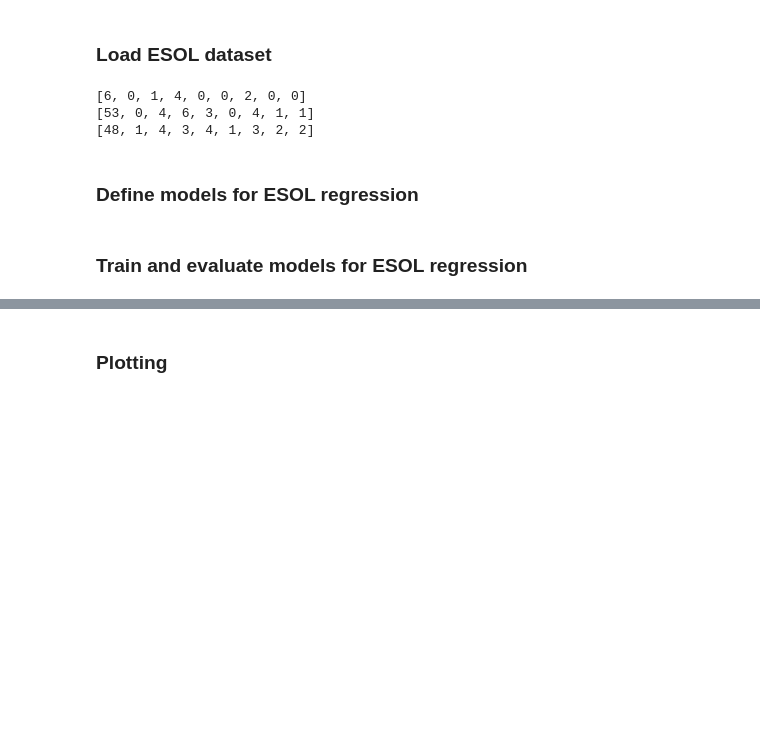
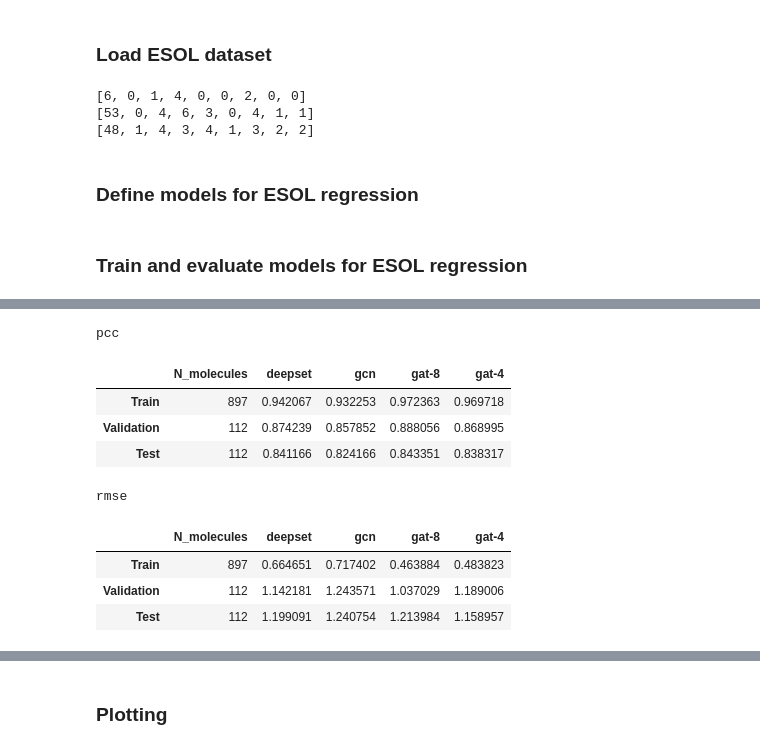
Before and after one commit to Jacob-sandstrom/DAT625-Structured-machine-learning, a Jupyter notebook: Structured_ML_Project1_Notebook.ipynb, the cells around one changed output, grey strips where cells are left out. Drawn from its saved outputs; the diff is of its cells as text; code cells hidden in the pictures; blank space fills up the shorter version.

```diff
--- a/Structured_ML_Project1_Notebook.ipynb
+++ b/Structured_ML_Project1_Notebook.ipynb
@@ -460,0 +403,80 @@ display(deepset_results)
+# %%
+print("pcc ")
+pcc_results = pd.DataFrame(
+    {
+        "N_molecules": [
+            len(train_dataset),
+            len(val_dataset),
+            len(test_dataset)
+        ],
+        "deepset": [
+            np.mean(np.array(model_data_regression["deepset"]["train"]["pcc"]), axis=0)[-1],
+            np.mean(np.array(model_data_regression["deepset"]["val"]["pcc"]), axis=0)[-1],
+            np.mean(np.array(model_data_regression["deepset"]["test"]["pcc"]), axis=0),
+        ],
+        "gcn": [
+            np.mean(np.array(model_data_regression["gcn"]["train"]["pcc"]), axis=0)[-1],
+            np.mean(np.array(model_data_regression["gcn"]["val"]["pcc"]), axis=0)[-1],
+            np.mean(np.array(model_data_regression["gcn"]["test"]["pcc"]), axis=0),
+        ],
+        "gat-8": [
+            np.mean(np.array(model_data_regression["gat-8"]["train"]["pcc"]), axis=0)[-1],
+            np.mean(np.array(model_data_regression["gat-8"]["val"]["pcc"]), axis=0)[-1],
+            np.mean(np.array(model_data_regression["gat-8"]["test"]["pcc"]), axis=0),
+        ],
+        "gat-4": [
+            np.mean(np.array(model_data_regression["gat-4"]["train"]["pcc"]), axis=0)[-1],
+            np.mean(np.array(model_data_regression["gat-4"]["val"]["pcc"]), axis=0)[-1],
+            np.mean(np.array(model_data_regression["gat-4"]["test"]["pcc"]), axis=0),
+        ],
+    },
+    index=["Train", "Validation", "Test"],
+)
+
+display(pcc_results)
+
+
+print("rmse")
+gcn_results = pd.DataFrame(
+    {
+        "N_molecules": [
+            len(train_dataset),
+            len(val_dataset),
+            len(test_dataset)
+        ],
+        "deepset": [
+            np.mean(np.array(model_data_regression["deepset"]["train"]["rmse"]), axis=0)[-1],
+            np.mean(np.array(model_data_regression["deepset"]["val"]["rmse"]), axis=0)[-1],
+            np.mean(np.array(model_data_regression["deepset"]["test"]["rmse"]), axis=0),
+        ],
+        "gcn": [
+            np.mean(np.array(model_data_regression["gcn"]["train"]["rmse"]), axis=0)[-1],
+            np.mean(np.array(model_data_regression["gcn"]["val"]["rmse"]), axis=0)[-1],
+            np.mean(np.array(model_data_regression["gcn"]["test"]["rmse"]), axis=0),
+        ],
+        "gat-8": [
+            np.mean(np.array(model_data_regression["gat-8"]["train"]["rmse"]), axis=0)[-1],
+            np.mean(np.array(model_data_regression["gat-8"]["val"]["rmse"]), axis=0)[-1],
+            np.mean(np.array(model_data_regression["gat-8"]["test"]["rmse"]), axis=0),
+        ],
+        "gat-4": [
+            np.mean(np.array(model_data_regression["gat-4"]["train"]["rmse"]), axis=0)[-1],
+            np.mean(np.array(model_data_regression["gat-4"]["val"]["rmse"]), axis=0)[-1],
+            np.mean(np.array(model_data_regression["gat-4"]["test"]["rmse"]), axis=0),
+        ],
+    },
+    index=["Train", "Validation", "Test"],
+)
+
+display(gcn_results)
+# %% [output]
+pcc
+|  | N_molecules | deepset | gcn | gat-8 | gat-4 |
+| Train | 897 | 0.942067 | 0.932253 | 0.972363 | 0.969718 |
+| Validation | 112 | 0.874239 | 0.857852 | 0.888056 | 0.868995 |
+| Test | 112 | 0.841166 | 0.824166 | 0.843351 | 0.838317 |
+rmse
+|  | N_molecules | deepset | gcn | gat-8 | gat-4 |
+| Train | 897 | 0.664651 | 0.717402 | 0.463884 | 0.483823 |
+| Validation | 112 | 1.142181 | 1.243571 | 1.037029 | 1.189006 |
+| Test | 112 | 1.199091 | 1.240754 | 1.213984 | 1.158957 |
```
Also changed, not shown: parts of 23 cells of this notebook, 1 other file.
